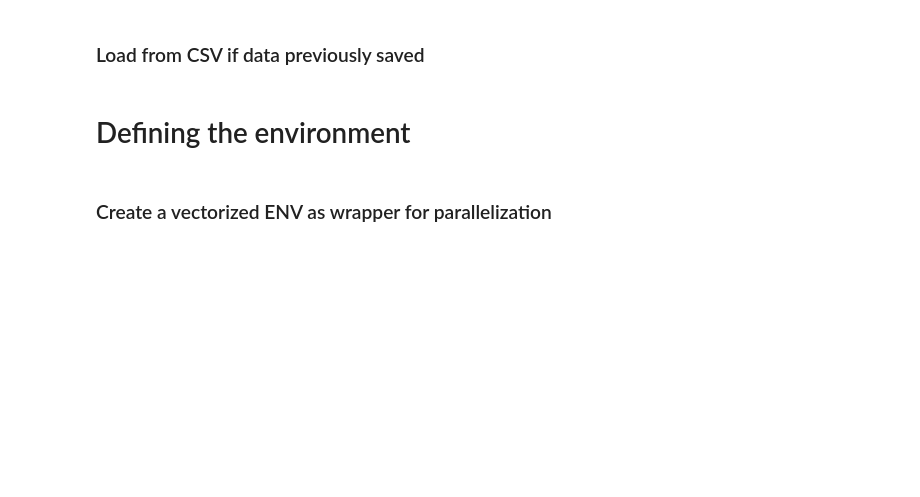
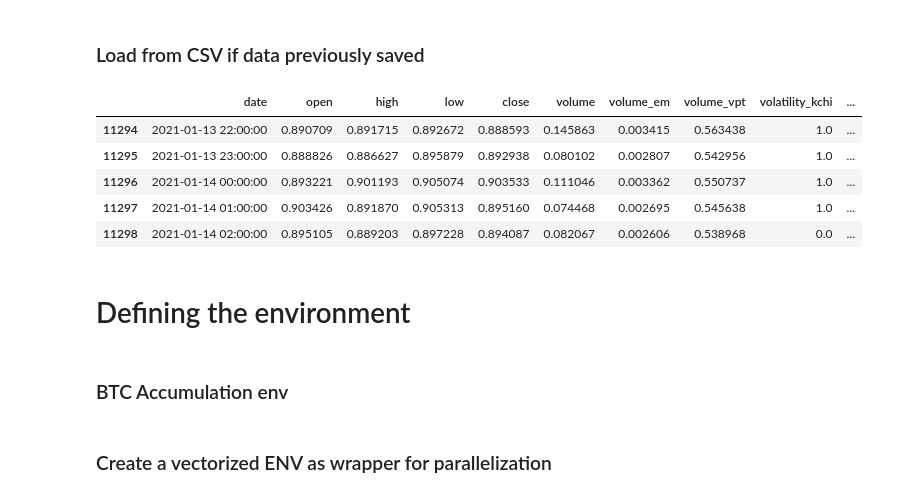
Before and after one commit to alexandrustefan/rl-algos, a Jupyter notebook: PPO_RL_simple_env_ray_rllib.ipynb, the cells around one changed output. Drawn from its saved outputs; the diff is of its cells as text; code cells hidden in the pictures; blank space fills up the shorter version.

```diff
--- a/PPO_RL_simple_env_ray_rllib.ipynb
+++ b/PPO_RL_simple_env_ray_rllib.ipynb
@@ -434,7 +555,14 @@ X_test_scaled = pd.read_csv(test_scaled_csv)
 X_valid_scaled = pd.read_csv(valid_scaled_csv)
 X_valid_scaled_leaking = pd.read_csv(valid_scaled_leaking_csv)
 # %%
-X_test.tail()
+X_test_scaled.tail()
+# %% [output]
+|  | date | open | high | low | close | volume | volume_em | volume_vpt | volatility_kchi | ... |
+| 11294 | 2021-01-13 22:00:00 | 0.890709 | 0.891715 | 0.892672 | 0.888593 | 0.145863 | 0.003415 | 0.563438 | 1.0 | ... |
+| 11295 | 2021-01-13 23:00:00 | 0.888826 | 0.886627 | 0.895879 | 0.892938 | 0.080102 | 0.002807 | 0.542956 | 1.0 | ... |
+| 11296 | 2021-01-14 00:00:00 | 0.893221 | 0.901193 | 0.905074 | 0.903533 | 0.111046 | 0.003362 | 0.550737 | 1.0 | ... |
+| 11297 | 2021-01-14 01:00:00 | 0.903426 | 0.891870 | 0.905313 | 0.895160 | 0.074468 | 0.002695 | 0.545638 | 1.0 | ... |
+| 11298 | 2021-01-14 02:00:00 | 0.895105 | 0.889203 | 0.897228 | 0.894087 | 0.082067 | 0.002606 | 0.538968 | 0.0 | ... |
 # %% [markdown]
 # Defining the environment
 # %%
@@ -668,3 +796,5 @@ class SimpleTradingEnv(gym.Env):
     def _initial_obs_data(self):
         for i in range(self.window_size - len(self._obs_env_history)):
             self._obs_env_history.append([self._net_worth, self._base_asset, self._quote_asset])
+# %% [markdown]
+### BTC Accumulation env
```
Also changed, not shown: parts of 20 cells of this notebook.
